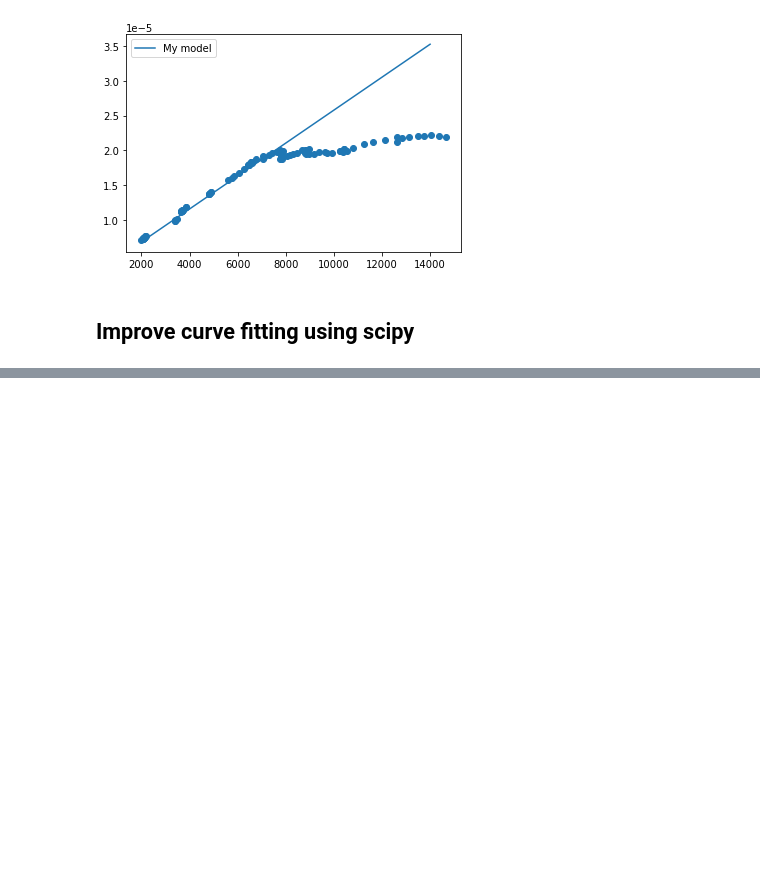
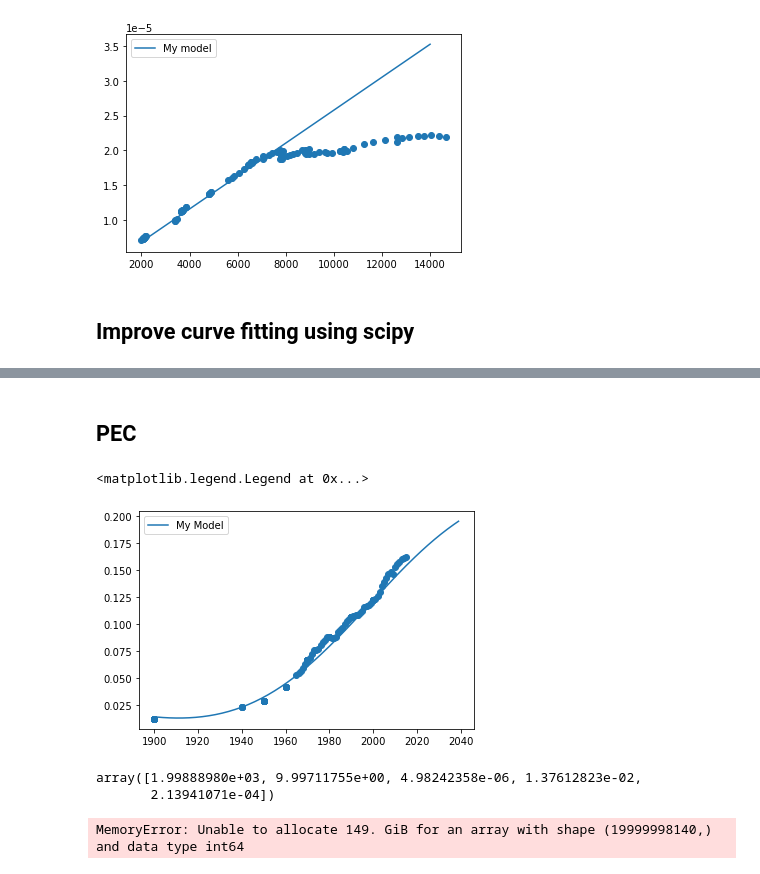
Before and after one commit to leatrin/EnergyLimits, a Jupyter notebook: Codes/S-curve-USA - cleanv.ipynb, the cells around one changed output, grey strips where cells are left out. Cells and saved outputs as stored; diff of their text form; code cells hidden in the pictures; blank space fills up the shorter version.

```diff
--- a/Codes/S-curve-USA - cleanv.ipynb
+++ b/Codes/S-curve-USA - cleanv.ipynb
@@ -293,0 +293,36 @@ array([1.18715572e-05, 4.21840000e+03, 9.99972533e+00, 2.36854691e-11,
+# %% [markdown]
+## PEC
+# %%
+world_data.dropna()
+GDP = world_data['World GDP in 2011 Int.$ (OWID based on World Bank & Maddison (2017))']
+pop = world_data['World Population over 12000 years (various sources (2019))']
+PEC = world_data['Total (TWh)']
+
+G = GDP/pop
+Y = world_data['Year']
+Dy = None
+popt_world, E_i = s_curve_fitting(s_model, Y, PEC/10**6, Dy, bounds = [0, 10**15])
+Y_iopt, Aopt, a1opt, a2opt, a3opt = popt_world
+plt.plot(np.arange(1900,2040), s_model(np.arange(1900,2040), Y_iopt, Aopt, a1opt, a2opt, a3opt)+ np.array([E_i for j in range(len(np.arange(1900, 2040)))]),label='My Model')
+plt.scatter(Y,PEC/10**6)
+plt.legend()
+# %% [output]
+<matplotlib.legend.Legend at 0x...>
+[figure, added]
+# %%
+popt_world
+# %% [output]
+array([1.99888980e+03, 9.99711755e+00, 4.98242358e-06, 1.37612823e-02,
+       2.13941071e-04])
+# %%
+G = GDP/pop
+Y = world_data['Year']
+Dy = None
+popt_world, E_i = s_curve_fitting(s_model, Y, GDP/10**11, Dy, bounds = [0, 200000000])
+Y_iopt, Aopt, a1opt, a2opt, a3opt = popt_world
+plt.plot(np.arange(1900,200040), s_model(np.arange(1900,200040), Y_iopt, Aopt, a1opt, a2opt, a3opt)+ np.array([E_i for j in range(len(np.arange(1900, 20000000040)))]),label='My Model')
+
+#plt.scatter(Y,GDP/10**11)
+plt.legend()
+# %% [output]
+MemoryError: Unable to allocate 149. GiB for an array with shape (19999998140,) and data type int64
```
Also changed, not shown: parts of 13 cells of this notebook, 2 other files.
